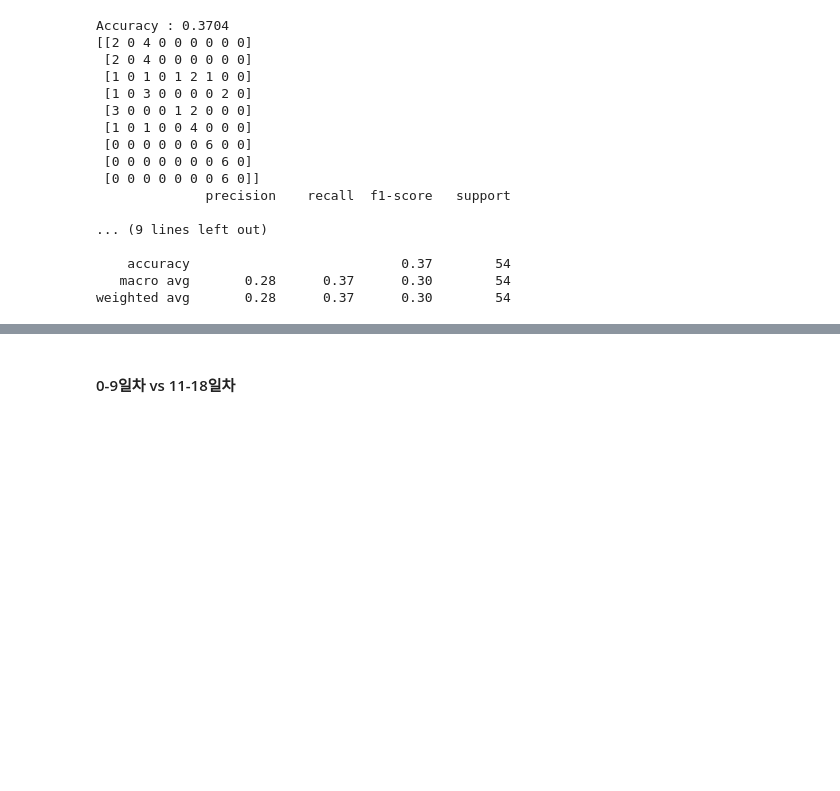
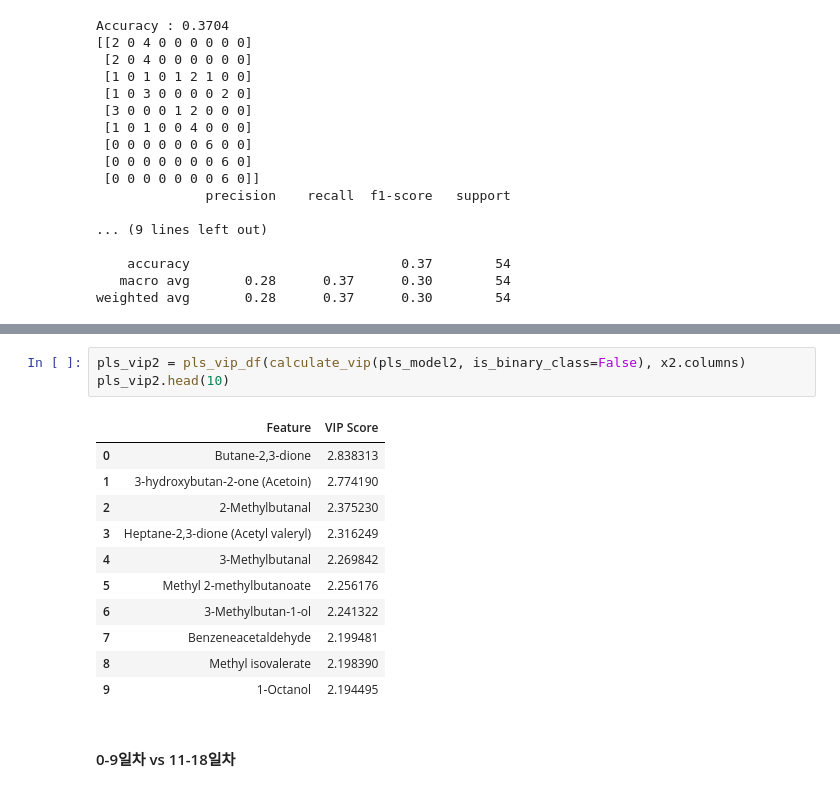
Before and after one commit to cosmos17/2025_STLab, a Jupyter notebook: Flavor/01_Volatile.ipynb, the cells around one changed output, grey strips where cells are left out. Cells and saved outputs as stored; diff of their text form; blank space fills up the shorter version.

```diff
--- a/Flavor/01_Volatile.ipynb
+++ b/Flavor/01_Volatile.ipynb
@@ -521,3 +510,18 @@ print("개별 CV accuracy:", np.round(scores, 4))
+# %%
+pls_vip2 = pls_vip_df(calculate_vip(pls_model2, is_binary_class=False), x2.columns)
+pls_vip2.head(10)
+# %% [output]
+|  | Feature | VIP Score |
+| 0 | Butane-2,3-dione | 2.838313 |
+| 1 | 3-hydroxybutan-2-one (Acetoin) | 2.774190 |
+| 2 | 2-Methylbutanal | 2.375230 |
+| 3 | Heptane-2,3-dione (Acetyl valeryl) | 2.316249 |
+| 4 | 3-Methylbutanal | 2.269842 |
+| 5 | Methyl 2-methylbutanoate | 2.256176 |
+| 6 | 3-Methylbutan-1-ol | 2.241322 |
+| 7 | Benzeneacetaldehyde | 2.199481 |
+| 8 | Methyl isovalerate | 2.198390 |
+| 9 | 1-Octanol | 2.194495 |
 # %% [markdown]
 #### 0-9일차 vs 11-18일차
 # %%
```
Also changed, not shown: parts of 18 cells of this notebook, 2 other files.
